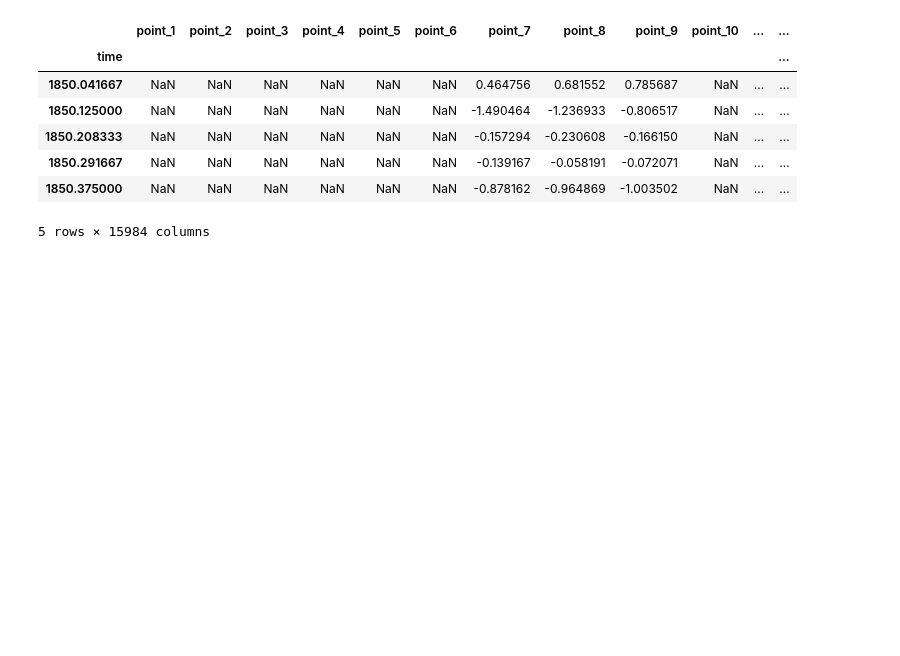
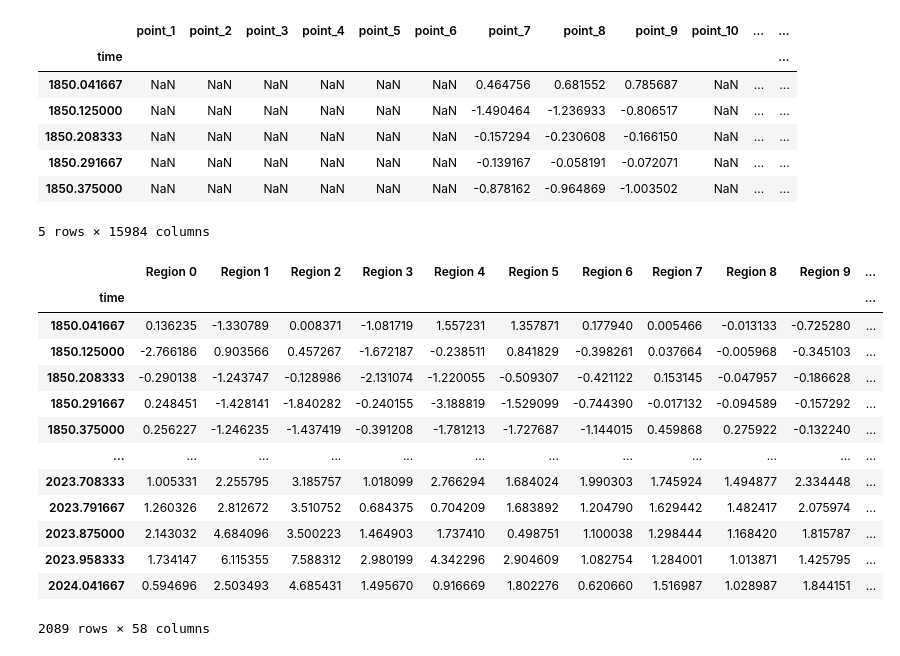
Before and after one commit to gegp01/Servicio-social, a Jupyter notebook: SSpreparardatos.ipynb, the cells around one changed output. Drawn from its saved outputs; the diff is of its cells as text; code cells hidden in the pictures; blank space fills up the shorter version.

```diff
--- a/SSpreparardatos.ipynb
+++ b/SSpreparardatos.ipynb
@@ -64,3 +65,55 @@ temperature_pivot_df.head()
 | 1850.291667 | NaN | NaN | NaN | NaN | NaN | NaN | -0.139167 | -0.058191 | -0.072071 | NaN | ... | ... |
 | 1850.375000 | NaN | NaN | NaN | NaN | NaN | NaN | -0.878162 | -0.964869 | -1.003502 | NaN | ... | ... |
 5 rows × 15984 columns
+# %%
+
+# Suponemos que 'ds' es tu xarray.Dataset con datos de temperatura, y que tiene
+# variables de 'latitude' y 'longitude' correctamente definidas.
+
+# Define las regiones AR6 utilizando regionmask
+regions_ar6 = regionmask.defined_regions.ar6.all
+
+# Crear la máscara para todas las regiones en tus datos
+mask = regions_ar6.mask(ds, lon_name='longitude', lat_name='latitude')
+
+# Inicializa un diccionario para almacenar los DataArrays filtrados por región
+regions_temperature = {}
+
+for region_id in regions_ar6.numbers:
+    # Filtra los datos para la región actual usando la máscara
+    regions_temperature[region_id] = ds.where(mask == region_id)
+
+# A este punto, `regions_temperature` contiene un DataArray para cada región, donde
+# cada DataArray solo incluye los datos de temperatura para esa región específica.
+# %%
+# Inicializa una lista para almacenar las series de pandas
+region_series_list = []
+
+# Recorre el diccionario de regiones para construir las series
+for region_id, region_ds in regions_temperature.items():
+    # Asume que 'temperature' es la variable de interés y que ya hemos calculado el promedio a lo largo del tiempo
+    # Aquí, tomamos el promedio a lo largo de todas las dimensiones excepto 'time', lo que debería darte una serie temporal de temperatura promedio
+    temp_series = region_ds['temperature'].mean(dim=["map_points"]).to_series()
+    temp_series.name = f"Region {region_id}"
+    region_series_list.append(temp_series)
+
+# Construir un DataFrame de pandas a partir de las series
+temperature_df = pd.concat(region_series_list, axis=1)
+# Guardar el DataFrame a un archivo CSV
+temperature_df.to_csv("temperaturaregionesipcc.csv", index=True)
+temperature_df
+# %% [output]
+|  | Region 0 | Region 1 | Region 2 | Region 3 | Region 4 | Region 5 | Region 6 | Region 7 | Region 8 | Region 9 | ... |
+| time |  |  |  |  |  |  |  |  |  |  | ... |
+| 1850.041667 | 0.136235 | -1.330789 | 0.008371 | -1.081719 | 1.557231 | 1.357871 | 0.177940 | 0.005466 | -0.013133 | -0.725280 | ... |
+| 1850.125000 | -2.766186 | 0.903566 | 0.457267 | -1.672187 | -0.238511 | 0.841829 | -0.398261 | 0.037664 | -0.005968 | -0.345103 | ... |
+| 1850.208333 | -0.290138 | -1.243747 | -0.128986 | -2.131074 | -1.220055 | -0.509307 | -0.421122 | 0.153145 | -0.047957 | -0.186628 | ... |
+| 1850.291667 | 0.248451 | -1.428141 | -1.840282 | -0.240155 | -3.188819 | -1.529099 | -0.744390 | -0.017132 | -0.094589 | -0.157292 | ... |
+| 1850.375000 | 0.256227 | -1.246235 | -1.437419 | -0.391208 | -1.781213 | -1.727687 | -1.144015 | 0.459868 | 0.275922 | -0.132240 | ... |
+| ... | ... | ... | ... | ... | ... | ... | ... | ... | ... | ... | ... |
+| 2023.708333 | 1.005331 | 2.255795 | 3.185757 | 1.018099 | 2.766294 | 1.684024 | 1.990303 | 1.745924 | 1.494877 | 2.334448 | ... |
+| 2023.791667 | 1.260326 | 2.812672 | 3.510752 | 0.684375 | 0.704209 | 1.683892 | 1.204790 | 1.629442 | 1.482417 | 2.075974 | ... |
+| 2023.875000 | 2.143032 | 4.684096 | 3.500223 | 1.464903 | 1.737410 | 0.498751 | 1.100038 | 1.298444 | 1.168420 | 1.815787 | ... |
+| 2023.958333 | 1.734147 | 6.115355 | 7.588312 | 2.980199 | 4.342296 | 2.904609 | 1.082754 | 1.284001 | 1.013871 | 1.425795 | ... |
+| 2024.041667 | 0.594696 | 2.503493 | 4.685431 | 1.495670 | 0.916669 | 1.802276 | 0.620660 | 1.516987 | 1.028987 | 1.844151 | ... |
+2089 rows × 58 columns
```
Also changed, not shown: parts of 2 cells of this notebook, 5 other files.
